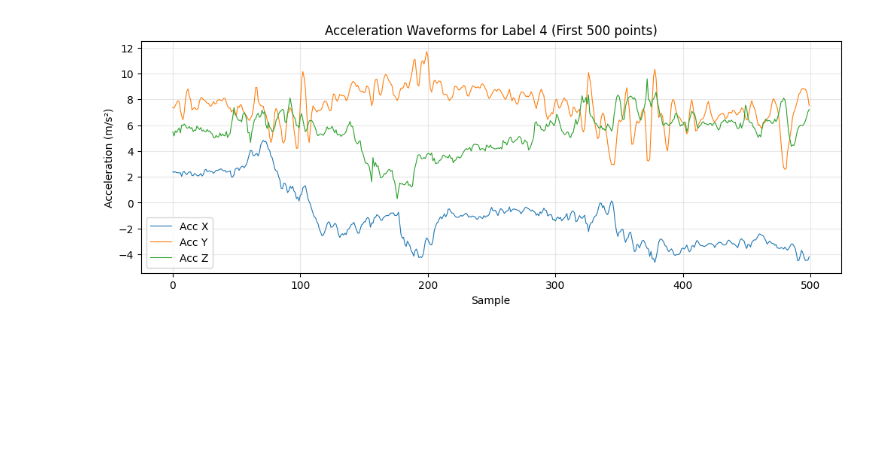
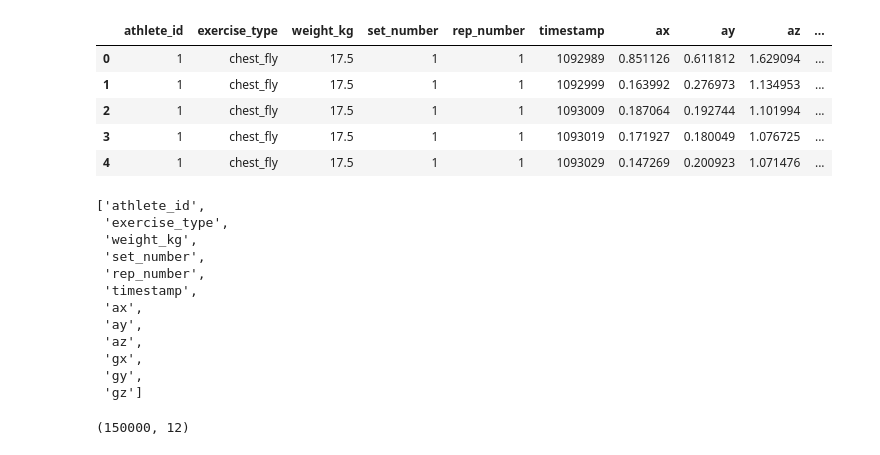
Before and after one commit to Lilyly9/AI-FitnessTrainer, a Jupyter notebook: notebooks/01_data_exploration.ipynb, the cells around one changed output. Saved outputs shown, nothing was run; the diff lists cells and outputs as text; code cells hidden in the pictures; blank space fills up the shorter version.

Commit message:
替换为新Gym Gesture数据集，清理PAMAP2旧文件

```diff
--- a/notebooks/01_data_exploration.ipynb
+++ b/notebooks/01_data_exploration.ipynb
@@ -17,19 +4,31 @@ print("列名:", df.columns.tolist())
 # %%
-import matplotlib.pyplot as plt
-
-first_label = df['label'].iloc[0]
-df_action = df[df['label'] == first_label]
-df_plot = df_action.head(500)
-
-plt.figure(figsize=(12, 4))
-plt.plot(df_plot['acc_x'].values, label='Acc X', linewidth=0.8)
-plt.plot(df_plot['acc_y'].values, label='Acc Y', linewidth=0.8)
-plt.plot(df_plot['acc_z'].values, label='Acc Z', linewidth=0.8)
-plt.title(f'Acceleration Waveforms for Label {first_label} (First 500 points)')
-plt.xlabel('Sample')
-plt.ylabel('Acceleration (m/s²)')
-plt.legend()
-plt.grid(True, alpha=0.3)
-plt.show()
+df = pd.read_csv('../data/raw/gym_gesture/imu_dataset.csv')
+df.head()
 # %% [output]
-[figure, removed]
+|  | athlete_id | exercise_type | weight_kg | set_number | rep_number | timestamp | ax | ay | az | ... |
+| 0 | 1 | chest_fly | 17.5 | 1 | 1 | 1092989 | 0.851126 | 0.611812 | 1.629094 | ... |
+| 1 | 1 | chest_fly | 17.5 | 1 | 1 | 1092999 | 0.163992 | 0.276973 | 1.134953 | ... |
+| 2 | 1 | chest_fly | 17.5 | 1 | 1 | 1093009 | 0.187064 | 0.192744 | 1.101994 | ... |
+| 3 | 1 | chest_fly | 17.5 | 1 | 1 | 1093019 | 0.171927 | 0.180049 | 1.076725 | ... |
+| 4 | 1 | chest_fly | 17.5 | 1 | 1 | 1093029 | 0.147269 | 0.200923 | 1.071476 | ... |
+# %%
+# 列名
+df.columns.tolist()
+# %% [output]
+['athlete_id',
+ 'exercise_type',
+ 'weight_kg',
+ 'set_number',
+ 'rep_number',
+ 'timestamp',
+ 'ax',
+ 'ay',
+ 'az',
+ 'gx',
+ 'gy',
+ 'gz']
+# %%
+# 行数和列数
+df.shape
+# %% [output]
+(150000, 12)
```
Also changed, not shown: parts of 4 cells of this notebook, 22 other files.
